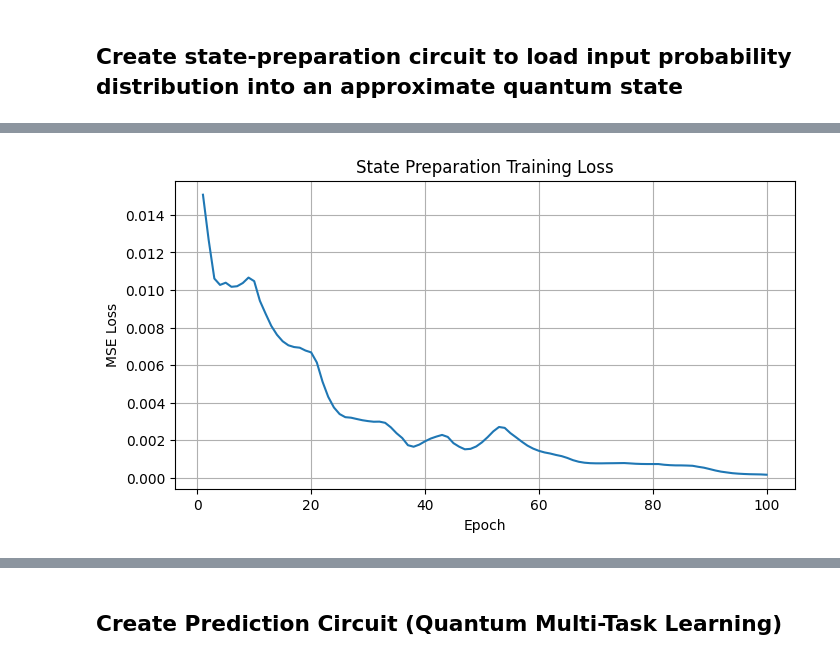
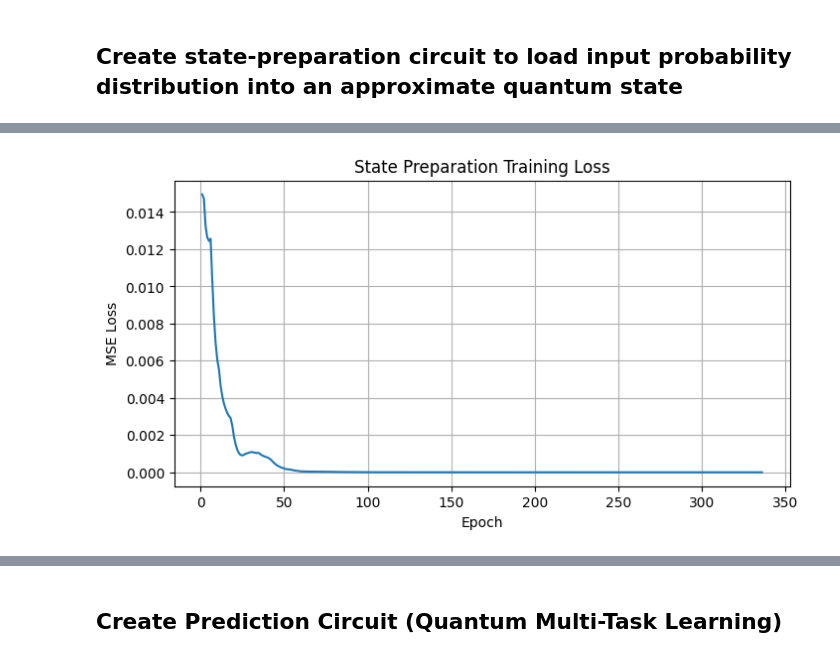
Before and after one commit to Rishivarshil/osuquantumclub, a Jupyter notebook: qmtl.ipynb, the cells around one changed output, grey strips where cells are left out. Cells and saved outputs as stored; diff of their text form; code cells hidden in the pictures.

```diff
--- a/qmtl.ipynb
+++ b/qmtl.ipynb
@@ -264,9 +264,11 @@ def sp_circuit(params):
 import torch
 import torch.nn as nn
 
-N_EPOCHS_SP = 100
+N_EPOCHS_SP = 10000
 LEARNING_RATE_SP = 0.1
 INIT_PARAM_SCALE = 0.01
+PATIENCE_SP = 100  # early-stopping patience (epochs)
+MIN_DELTA_SP = 1e-8  # minimum improvement to reset patience
 
 target_probs = torch.tensor(feature_probs, dtype=torch.float64)
 
@@ -278,16 +280,19 @@ opt_sp = torch.optim.Adam([params_sp], lr=LEARNING_RATE_SP)
 
 loss_fn_sp = nn.MSELoss()
 
-# Training loop using SPSA optimizer
+# Training loop using SPSA optimizer with early stopping
 print("Starting SPSA training for state preparation...")
 losses_sp = []
+
+best_loss = float('inf')
+epochs_no_improve = 0
+# Keep a copy of best parameters (detached tensor)
+best_params_sp = params_sp.detach().clone()
 
 for epoch in range(N_EPOCHS_SP):
     # Single SPSA update step
 
     y_pred = sp_circuit(params_sp)
-
-    #print('y_pred:', y_pred)
 
     loss = loss_fn_sp(y_pred, target_probs)
 
@@ -297,11 +302,29 @@ for epoch in range(N_EPOCHS_SP):
 
     opt_sp.zero_grad()
 
-    losses_sp.append(loss.item())
+    loss_value = loss.item()
+    losses_sp.append(loss_value)
+
+    # Check improvement for early stopping
+    if loss_value < best_loss - MIN_DELTA_SP:
+        best_loss = loss_value
+        epochs_no_improve = 0
+        best_params_sp = params_sp.detach().clone()
+    else:
+        epochs_no_improve += 1
 
     # Print progress
-    if (epoch + 1) % max(1, (N_EPOCHS_SP // 10)) == 0 or epoch == N_EPOCHS_SP - 1:
-        print(f"Epoch {epoch+1}/{N_EPOCHS_SP} - MSE Loss: {loss:.6f}")
+    if (epoch + 1) % max(1, (PATIENCE_SP // 10)) == 0 or epoch == N_EPOCHS_SP - 1:
+        print(f"Epoch {epoch+1} - MSE Loss: {loss_value:.9f} - Best: {best_loss:.9f} - Stalled: {epochs_no_improve}/{PATIENCE_SP}")
+
+    # Early stopping check
+    if epochs_no_improve >= PATIENCE_SP:
+        print(f"Early stopping at epoch {epoch+1} (no improvement for {PATIENCE_SP} epochs).")
+        break
+
+# After training, restore the best-found parameters
+with torch.no_grad():
+    params_sp.data.copy_(best_params_sp)
 
 # Get final distribution
 final_out = sp_circuit(params_sp)
@@ -313,8 +336,8 @@ target_out_np = target_probs.detach().numpy()
 print("Final state preparation parameters: ")
 print(params_sp)
 
-print("\nTarget probs:\n", np.round(target_out_np, 6))
-print("Final prepared probs:\n", np.round(final_out_np, 6))
+print("\nTarget probs:\n", np.round(target_out_np, 9))
+print("Final prepared probs:\n", np.round(final_out_np, 9))
 
 # Plot training loss
 plt.figure(figsize=(8, 4))
@@ -345,4 +368,4 @@ Final prepared probs:
-[figure, old version]
+[figure, new version]
 # %%
 #Plot target probabilities and predicted probabilites
 x = np.arange(len(feat_pattern_strs))
```
Also changed, not shown: parts of 5 cells of this notebook.
